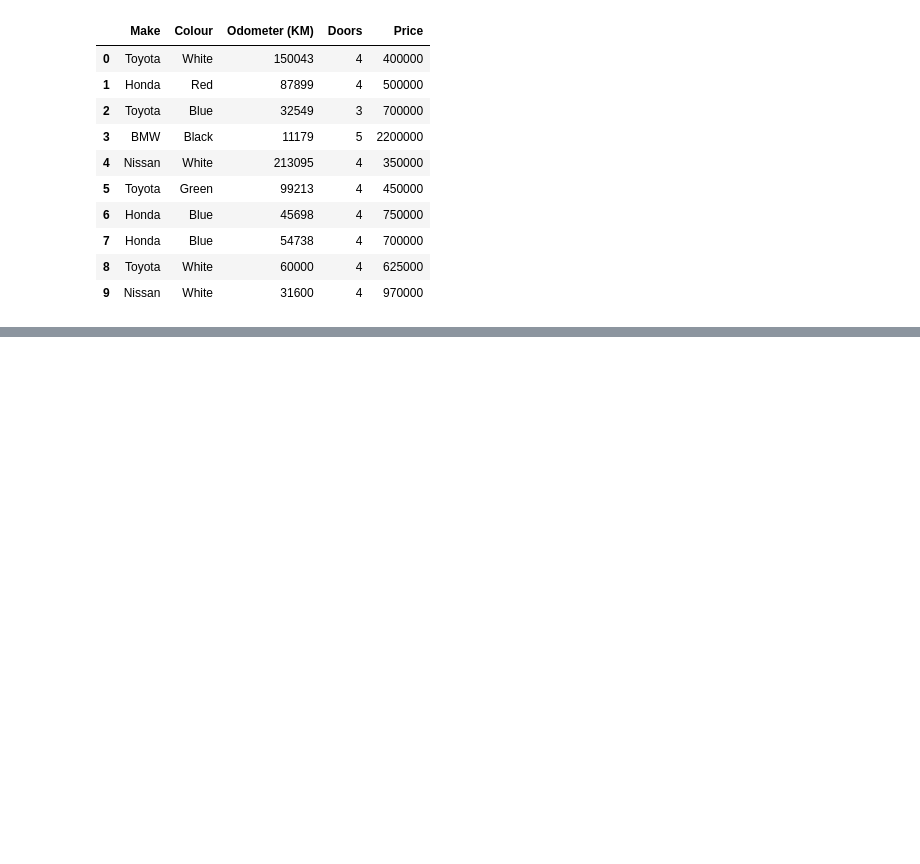
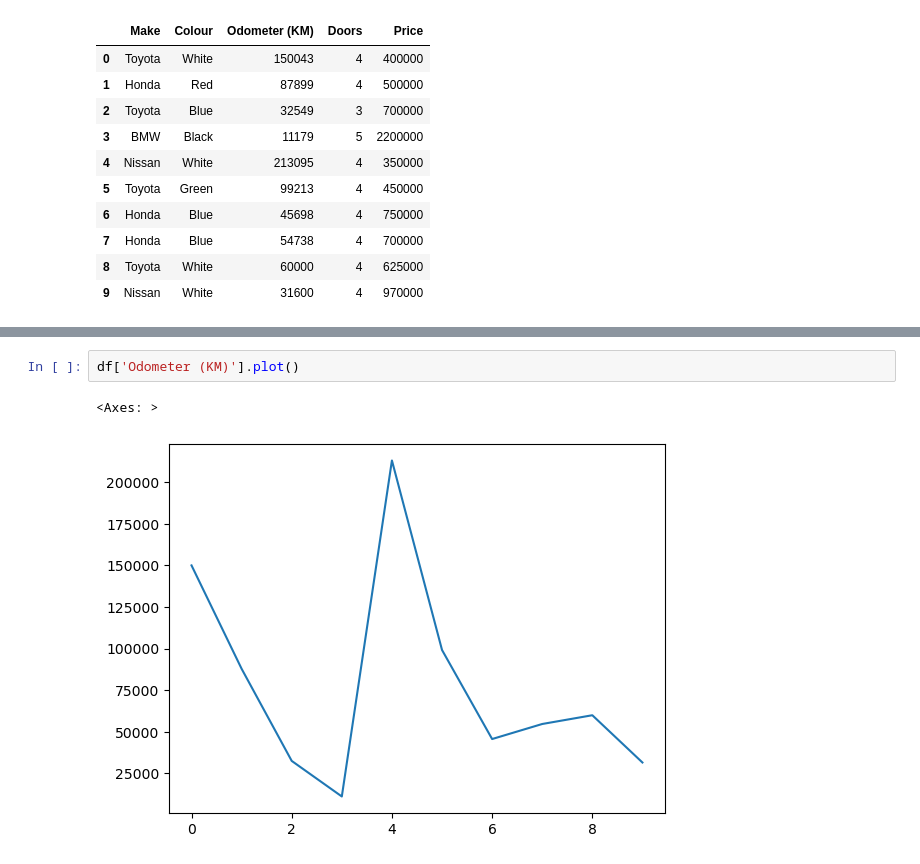
Before and after one commit to cozanostra7/AI-Engineering, a Jupyter notebook: Introduction to Pandas.ipynb, the cells around one changed output, grey strips where cells are left out. Cells and saved outputs as stored; diff of their text form; blank space fills up the shorter version.

Commit message:
.hist(),.plot(), replace str with int using astype(int)

```diff
--- a/Introduction to Pandas.ipynb
+++ b/Introduction to Pandas.ipynb
@@ -383,0 +431,5 @@ df
+# %%
+df['Odometer (KM)'].plot()
+# %% [output]
+<Axes: >
+[figure, added]
```
Also changed, not shown: parts of 13 cells of this notebook, 1 other file.
